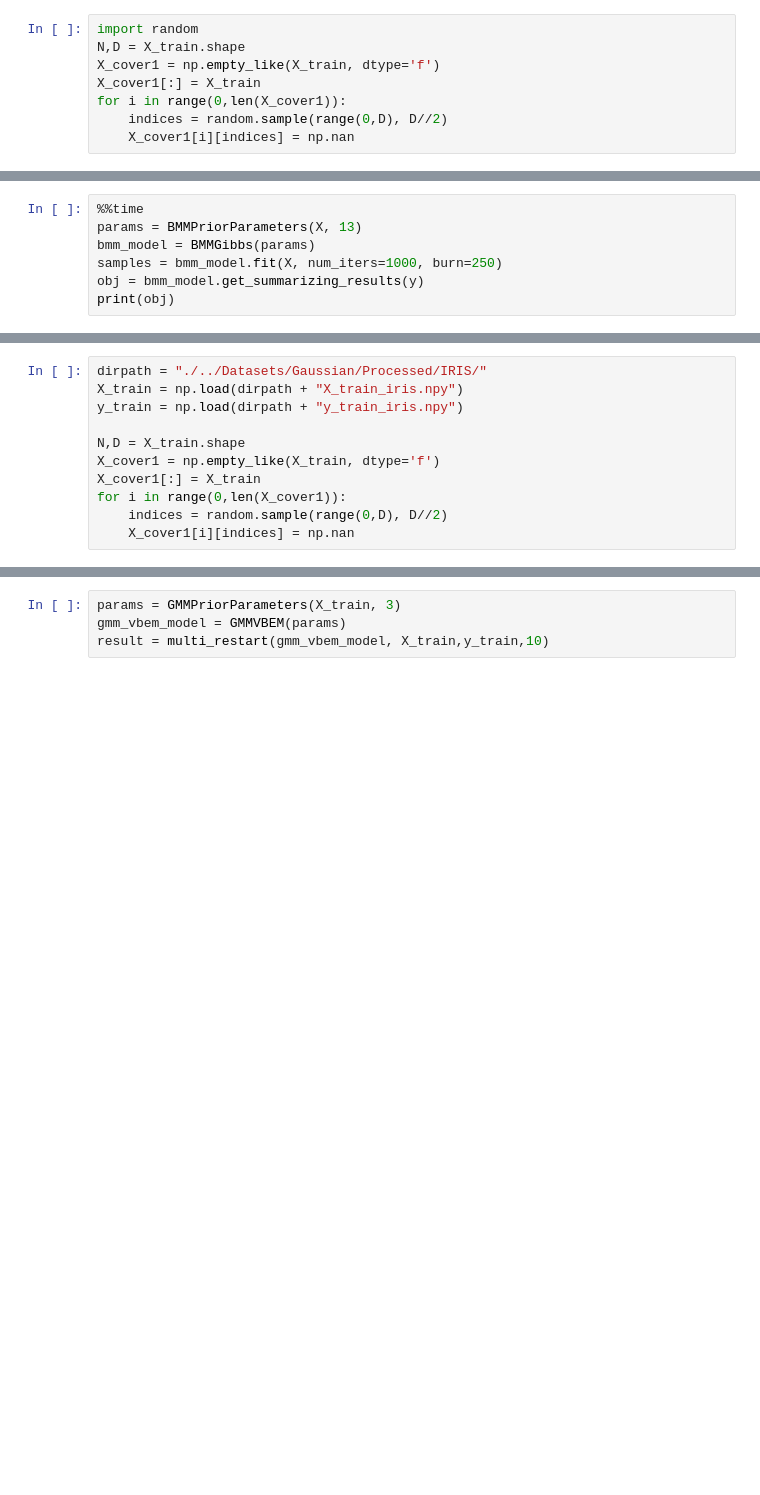
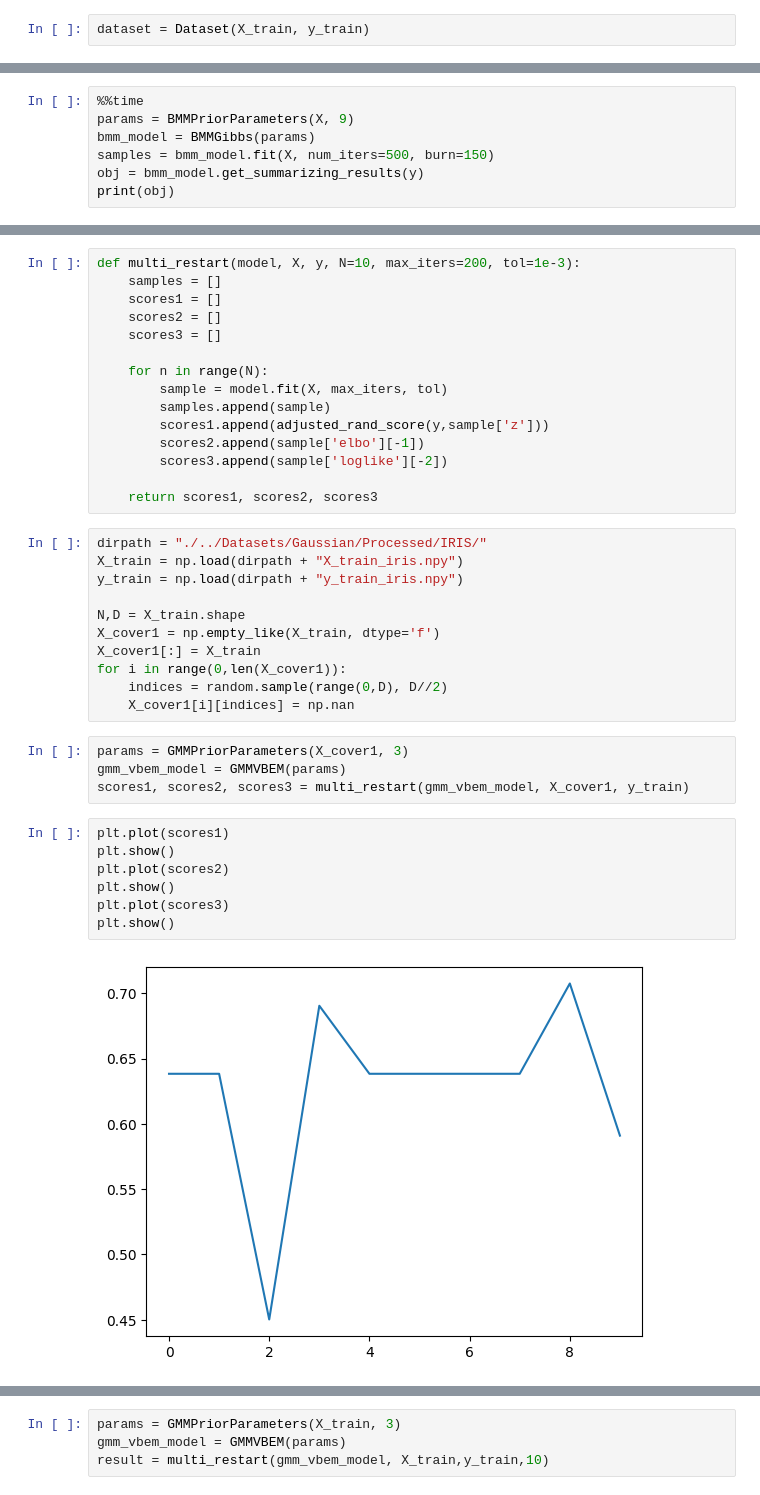
Before and after one commit to jimmyjz1127/bayesian-mixture-model-missing-data, a Jupyter notebook: test.ipynb, the cells around one changed output, grey strips where cells are left out. Drawn from its saved outputs; the diff is of its cells as text; blank space fills up the shorter version.

```diff
--- a/test.ipynb
+++ b/test.ipynb
@@ -60,8 +61,2 @@ print(best_sample['z'])
 # %%
-import random
-N,D = X_train.shape
-X_cover1 = np.empty_like(X_train, dtype='f')
-X_cover1[:] = X_train
-for i in range(0,len(X_cover1)):
-    indices = random.sample(range(0,D), D//2)
-    X_cover1[i][indices] = np.nan
+dataset = Dataset(X_train, y_train)
@@ -118,8 +202,8 @@ y = np.load(dirpath + "y_mp2024.npy")
 # %%
 %%time
-params = BMMPriorParameters(X, 13)
+params = BMMPriorParameters(X, 9)
 bmm_model = BMMGibbs(params)
-samples = bmm_model.fit(X, num_iters=1000, burn=250)
+samples = bmm_model.fit(X, num_iters=500, burn=150)
 obj = bmm_model.get_summarizing_results(y)
 print(obj)
 # %% [output]
@@ -137,6 +252,21 @@ plt.plot(scores)
 ---
 
 # VBEM
+# %%
+def multi_restart(model, X, y, N=10, max_iters=200, tol=1e-3):
+    samples = []
+    scores1 = []
+    scores2 = []
+    scores3 = []
+
+    for n in range(N):
+        sample = model.fit(X, max_iters, tol)
+        samples.append(sample)
+        scores1.append(adjusted_rand_score(y,sample['z']))
+        scores2.append(sample['elbo'][-1])
+        scores3.append(sample['loglike'][-2])
+
+    return scores1, scores2, scores3
 # %%
 dirpath = "./../Datasets/Gaussian/Processed/IRIS/"
 X_train = np.load(dirpath + "X_train_iris.npy")
@@ -148,3 +278,16 @@ X_cover1[:] = X_train
 for i in range(0,len(X_cover1)):
     indices = random.sample(range(0,D), D//2)
     X_cover1[i][indices] = np.nan
+# %%
+params = GMMPriorParameters(X_cover1, 3)
+gmm_vbem_model = GMMVBEM(params)
+scores1, scores2, scores3 = multi_restart(gmm_vbem_model, X_cover1, y_train)
+# %%
+plt.plot(scores1)
+plt.show()
+plt.plot(scores2)
+plt.show()
+plt.plot(scores3)
+plt.show()
+# %% [output]
+[figure, added]
```
Also changed, not shown: parts of 40 cells of this notebook, 24 other files.
